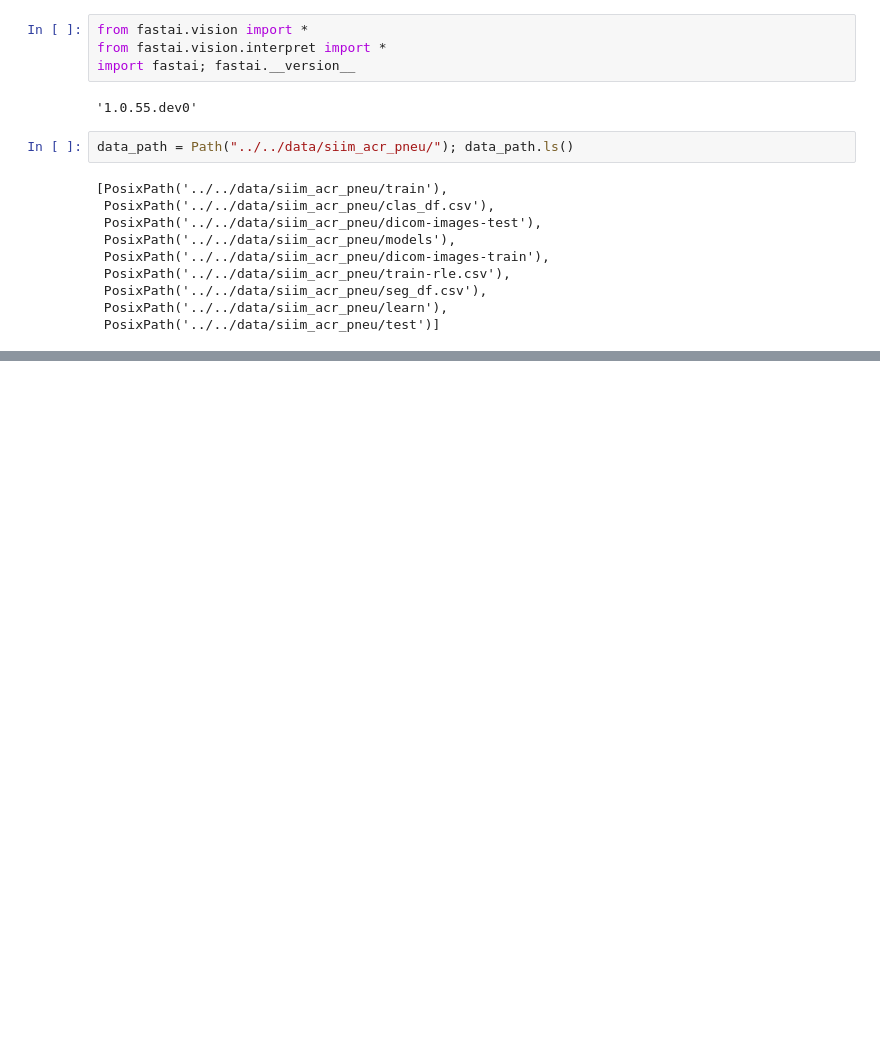
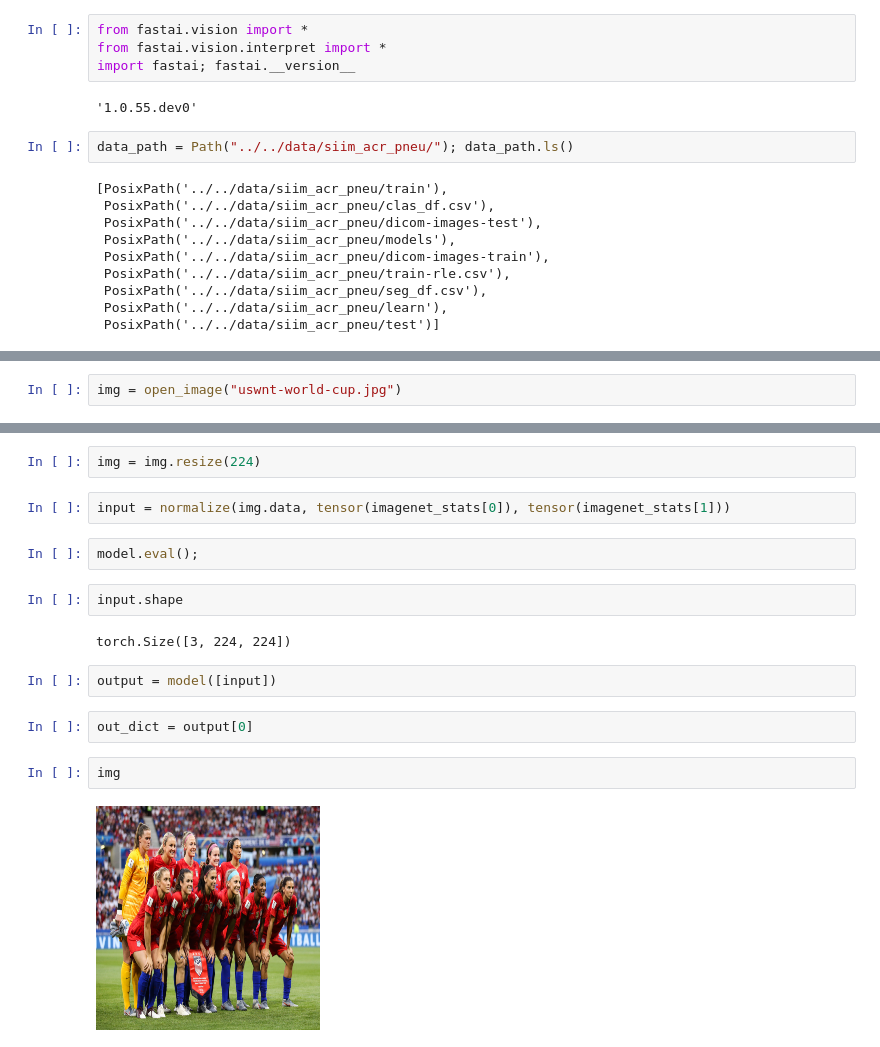
Before and after one commit to KeremTurgutlu/siim-acr-pneumothorax, a Jupyter notebook: instance segmentation.ipynb, the cells around one changed output, grey strips where cells are left out. Cells and saved outputs as stored; diff of their text form; blank space fills up the shorter version.

```diff
--- a/instance segmentation.ipynb
+++ b/instance segmentation.ipynb
@@ -33,0 +34,2 @@ chexpert_stats = [tensor([0.5381, 0.5381, 0.5381]), tensor([0.2820, 0.2820, 0.28
+# %%
+img = open_image("uswnt-world-cup.jpg")
@@ -33,0 +40,18 @@ chexpert_stats = [tensor([0.5381, 0.5381, 0.5381]), tensor([0.2820, 0.2820, 0.28
+# %%
+img = img.resize(224)
+# %%
+input = normalize(img.data, tensor(imagenet_stats[0]), tensor(imagenet_stats[1]))
+# %%
+model.eval();
+# %%
+input.shape
+# %% [output]
+torch.Size([3, 224, 224])
+# %%
+output = model([input])
+# %%
+out_dict = output[0]
+# %%
+img
+# %% [output]
+[figure, added]
```
Also changed, not shown: parts of 8 cells of this notebook, 4 other files.
